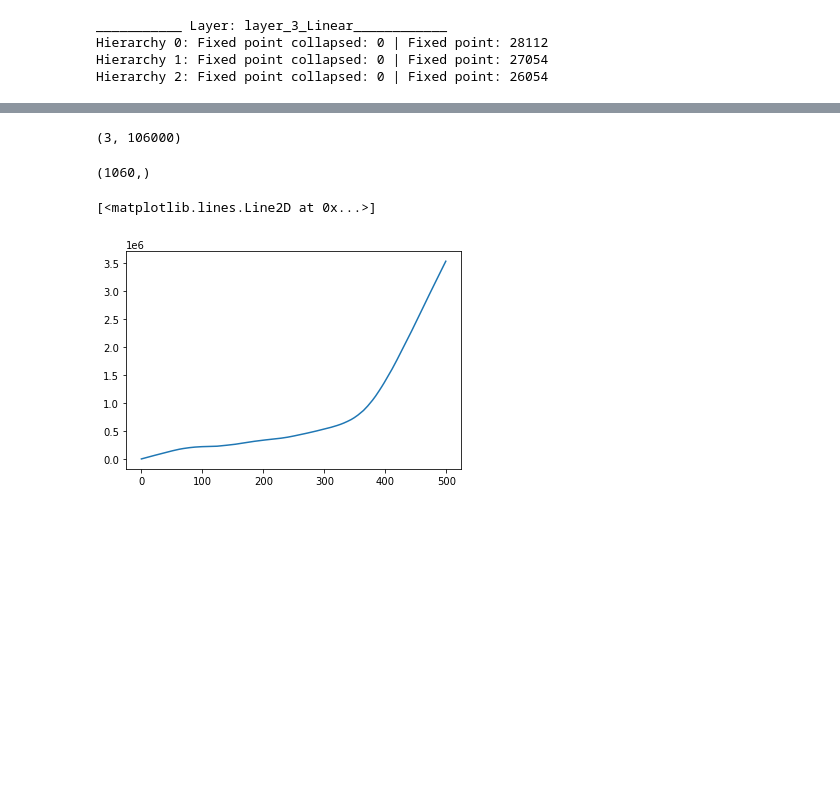
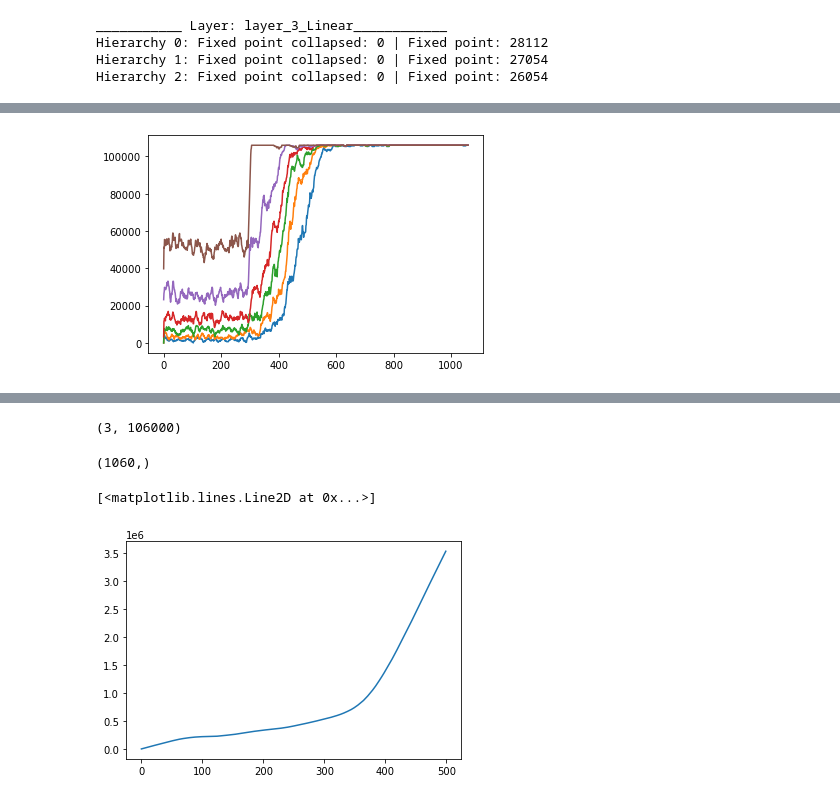
Before and after one commit to eghbalhosseini/neural_manifolds, a Jupyter notebook: KNN_analysis_func_standardize_eh_edit.ipynb, the cells around one changed output, grey strips where cells are left out. Saved outputs shown, nothing was run; the diff lists cells and outputs as text; code cells hidden in the pictures; blank space fills up the shorter version.

```diff
--- a/KNN_analysis_func_standardize_eh_edit.ipynb
+++ b/KNN_analysis_func_standardize_eh_edit.ipynb
@@ -111,0 +129,5 @@ Hierarchy 2: Fixed point collapsed: 0 | Fixed point: 26054
+# %%
+for h in range(6):
+    plt.plot(moving_average([accs[i][h] for i in range(len(accs))],av_window)*1060,label=f'hier: {h}')
+# %% [output]
+[figure, added]
```
Also changed, not shown: parts of 11 cells of this notebook, 1 other file.
